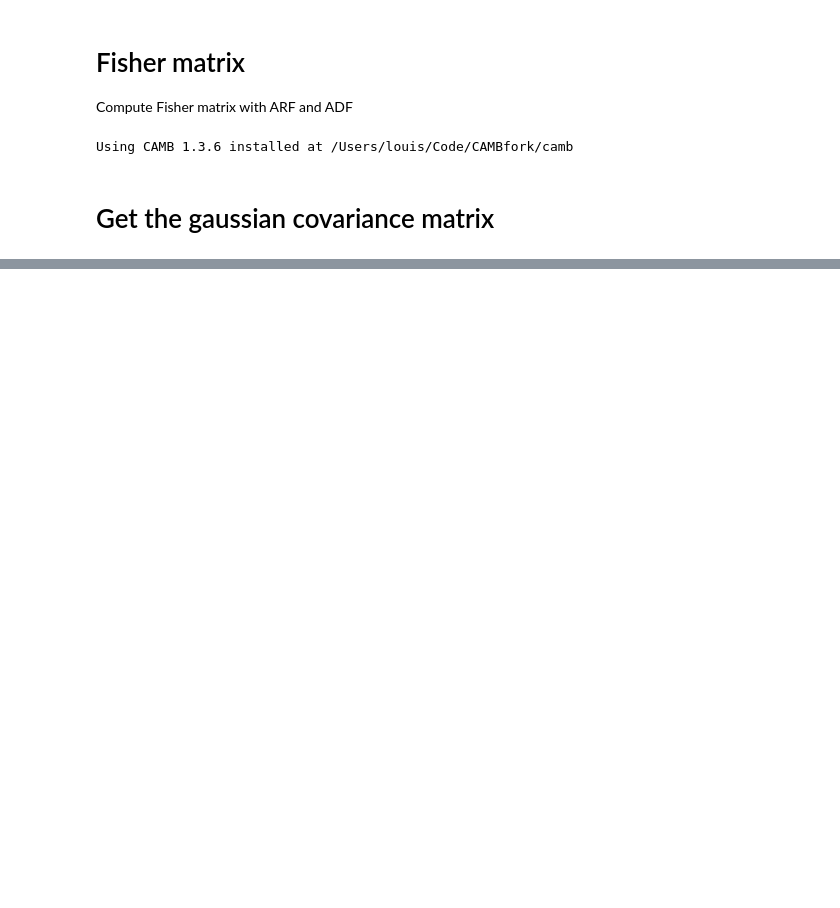
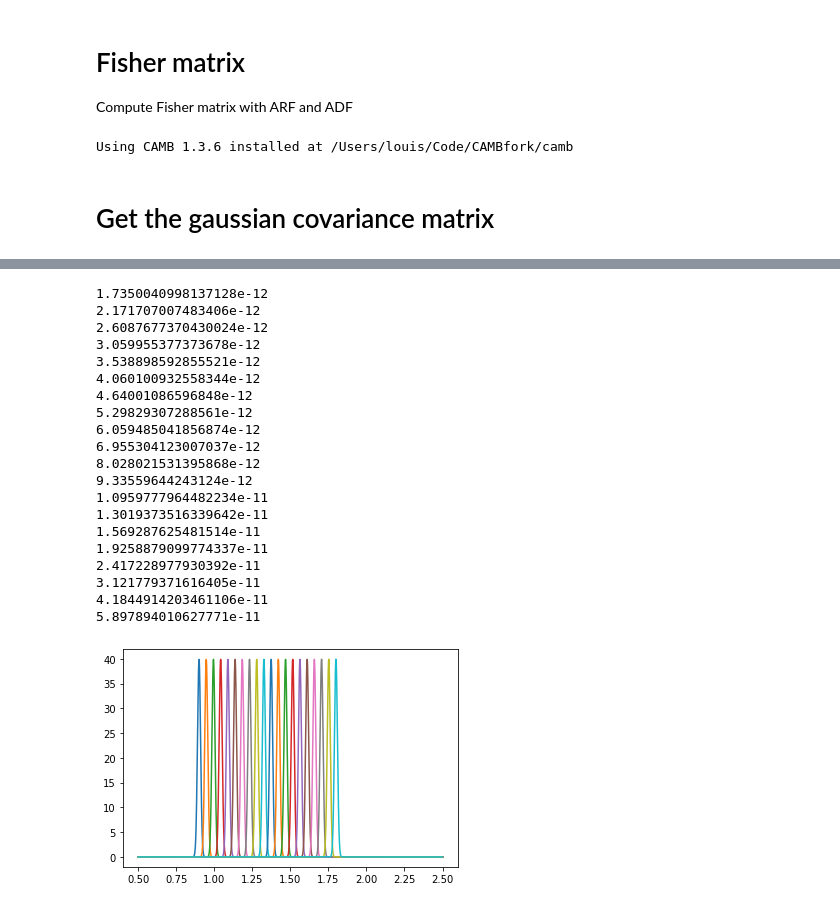
Before and after one commit to louisl3grand/CAMB, a Jupyter notebook: notebooks/Fisher_matrix.ipynb, the cells around one changed output, grey strips where cells are left out. Saved outputs shown, nothing was run; the diff lists cells and outputs as text; code cells hidden in the pictures; blank space fills up the shorter version.

```diff
--- a/notebooks/Fisher_matrix.ipynb
+++ b/notebooks/Fisher_matrix.ipynb
@@ -234,0 +173,12 @@ len(cl_keys)
+# %%
+pars = camb.CAMBparams()
+
+if 'H0' in params_cosmo:
+    pars.set_cosmology(H0=fiducials['H0'], ombh2=fiducials['ombh2'], omch2=fiducials['omch2'], mnu=fiducials['mnu'], omk=fiducials['omk'], tau=fiducials['tau'])
+elif 'cosmomc_theta' in params_cosmo:
+    pars.set_cosmology(cosmomc_theta=fiducials['cosmomc_theta'], ombh2=fiducials['ombh2'], omch2=fiducials['omch2'], mnu=fiducials['mnu'], omk=fiducials['omk'], tau=fiducials['tau'])
+
+pars.InitPower.set_params(As=fiducials['As'], ns=fiducials['ns'], r=0)
+
+
+results = camb.get_results(pars)
@@ -234,0 +194,55 @@ len(cl_keys)
+# %%
+window = np.zeros([nzbin, len(zs)])
+ngal_bin = np.zeros(nzbin)
+shot_noise = {}
+zbar = np.zeros(nzbin)
+omega = np.zeros_like(window)
+
+for i in range(nzbin):
+    window[i] = np.exp(-(zs - zobs[i]) ** 2 / (2 * sgzar[i] ** 2)) / (np.sqrt(2 * np.pi) * sgzar[i])
+    window[i] =  window[i] * euclid_spectro_nofz(zs)
+    window[i] = window[i] / np.trapz(window[i], zs)
+#     window[i] =  _w
+    plt.plot(zs, window[i])
+    ngal_bin[i] = np.trapz(r**2 * window[i] * euclid_spectro_nofz(zs) , r)
+
+    shot_noise[f'W{i+1}xW{i+1}'] = 1/ngal_bin[i]
+
+#     shot_noise[f'W{i+1+nzbin}'] = sigz**2 / ngal_bin[i]
+
+    zbar[i] = np.trapz(zs * window[i] * r**2 * euclid_spectro_nofz(zs), r) /ngal_bin[i]
+
+    H_z = results.hubble_parameter(zs)
+
+    omega[i] = window[i] * r**2 / H_z / np.trapz(window[i] * r**2 / H_z, zs)
+
+#     shot_noise[f'W{i+1+nzbin}xW{i+1+nzbin}'] = np.trapz(omega[i]**2 * (zs-zbar[i])**2, zs) / np.trapz(window[i]**2, zs)  / ngal_bin[i]
+    shot_noise[f'W{i+1+nzbin}xW{i+1+nzbin}'] = np.trapz(window[i]**2 * (zs-zbar[i])**2 * r**2, r) / np.trapz(window[i]**2 * r**2, r)  / ngal_bin[i]
+
+#     shot_noise[f'W{i+1}xW{i+1+nzbin}'] = np.trapz(omega[i]*window[i] * (zs-zbar[i]), zs) / np.trapz(window[i]**2, zs)  / ngal_bin[i]
+    shot_noise[f'W{i+1}xW{i+1+nzbin}'] = np.trapz(window[i]**2 * (zs-zbar[i]) * r**2, r) / np.trapz(window[i]**2* r**2, r)  / ngal_bin[i]
+    shot_noise[f'W{i+1+nzbin}xW{i+1}'] = shot_noise[f'W{i+1}xW{i+1+nzbin}']
+
+    print(shot_noise[f'W{i+1}xW{i+1+nzbin}'])
+# %% [output]
+1.7350040998137128e-12
+2.171707007483406e-12
+2.6087677370430024e-12
+3.059955377373678e-12
+3.538898592855521e-12
+4.060100932558344e-12
+4.64001086596848e-12
+5.29829307288561e-12
+6.059485041856874e-12
+6.955304123007037e-12
+8.028021531395868e-12
+9.33559644243124e-12
+1.0959777964482234e-11
+1.3019373516339642e-11
+1.569287625481514e-11
+1.9258879099774337e-11
+2.417228977930392e-11
+3.121779371616405e-11
+4.1844914203461106e-11
+5.897894010627771e-11
+[figure, added]
```
Also changed, not shown: parts of 86 cells of this notebook, 1 other file.
